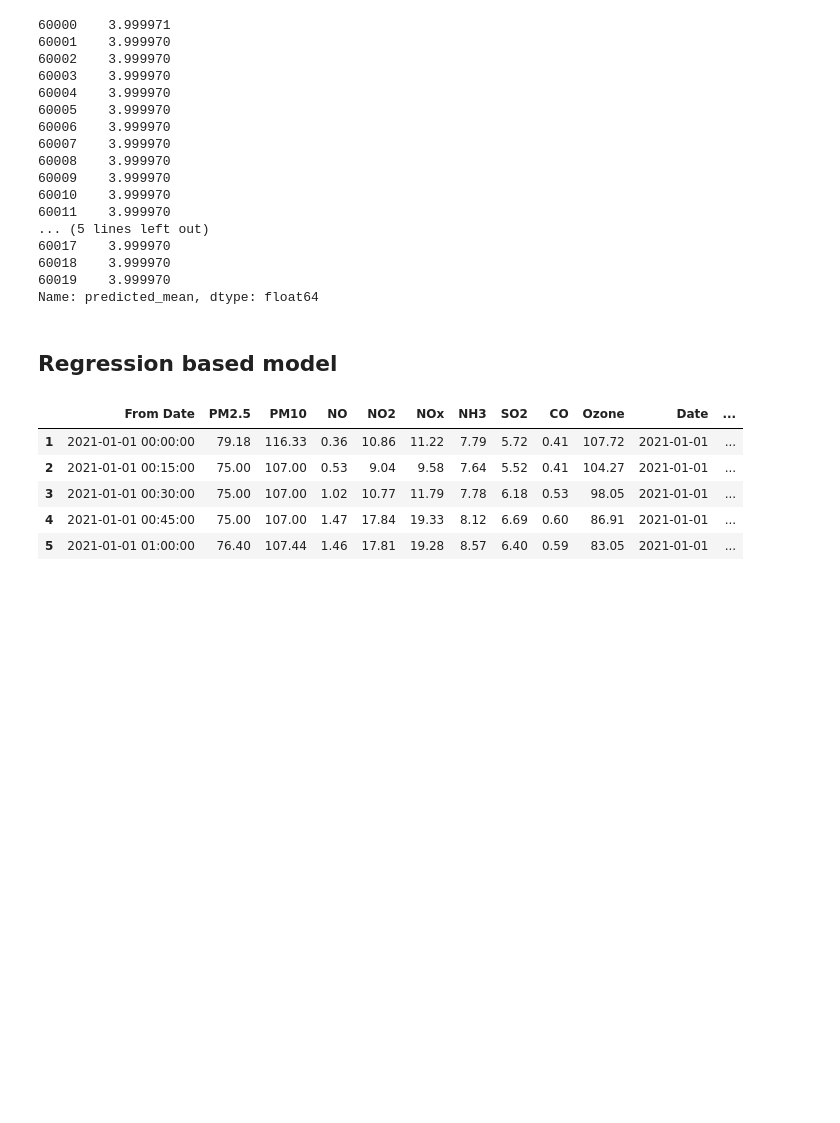
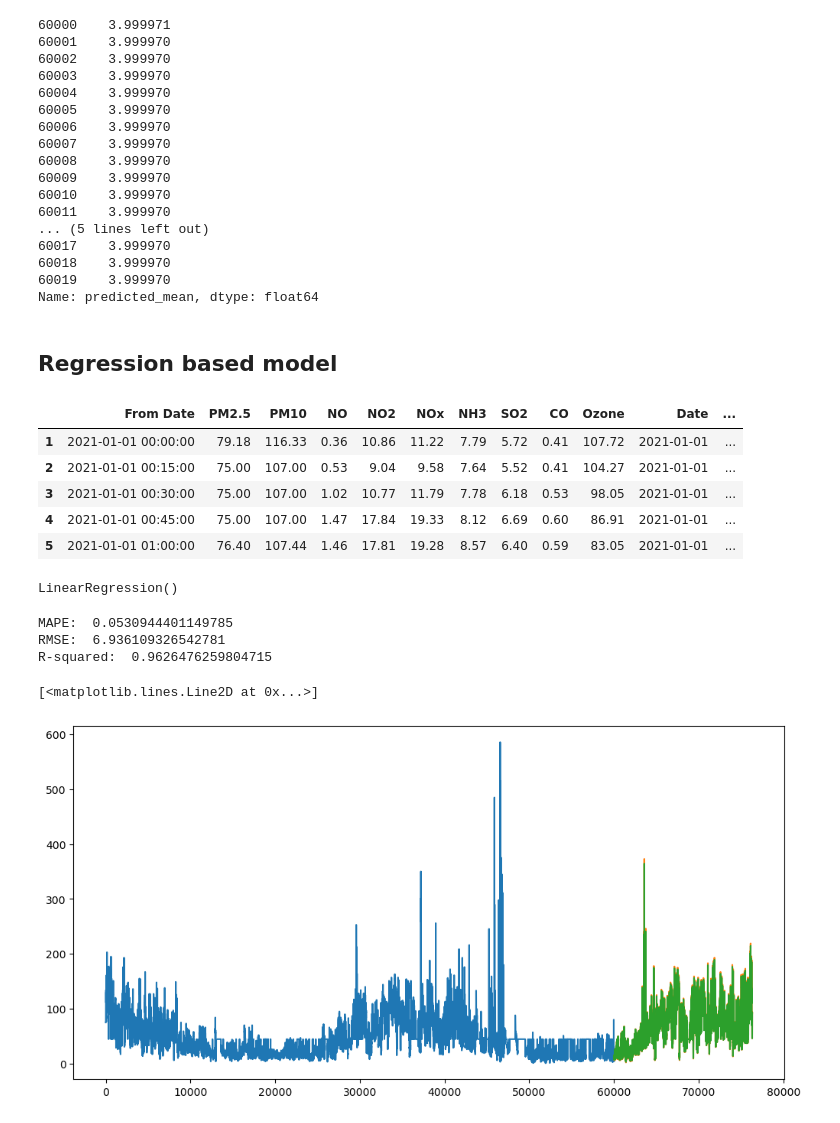
Before and after one commit to OmdenaAI/omdena-mumbai-chapter-air-quality, a Jupyter notebook: src/tasks/task-3-modeling/Time_series_forecasting.ipynb, the cells around one changed output. Drawn from its saved outputs; the diff is of its cells as text; code cells hidden in the pictures; blank space fills up the shorter version.

```diff
--- a/src/tasks/task-3-modeling/Time_series_forecasting.ipynb
+++ b/src/tasks/task-3-modeling/Time_series_forecasting.ipynb
@@ -208,5 +208,20 @@ model_df = df[['PM2.5','pm2.5_autoreg']].dropna()
 ts_train = model_df[:60000]
 ts_test = model_df[60000:]
 # %%
+# split the train and test dataset
 X_train = ts_train['pm2.5_autoreg']
 y_train = ts_train['PM2.5']
+
+X_test = ts_test['pm2.5_autoreg']
+y_test = ts_test['PM2.5']
+# %%
+# import linear model
+from sklearn.linear_model import LinearRegression
+
+lr_model = LinearRegression()
+lr_model.fit(np.array(X_train).reshape(-1,1),y_train)
+# %% [output]
+LinearRegression()
+# %%
+# predictions
+preds = lr_model.predict(np.array(X_test).reshape(-1,1))
@@ -212,0 +238,19 @@ y_train = ts_train['PM2.5']
+# %%
+print("MAPE: ", mape)
+print("RMSE: ", rmse)
+print("R-squared: ", r2)
+# %% [output]
+MAPE:  0.0530944401149785
+RMSE:  6.936109326542781
+R-squared:  0.9626476259804715
+# %%
+predss = pd.Series(preds, index=y_test.index)
+# %%
+# plot the graph
+plt.figure(figsize=(12,6))
+plt.plot(y_train)
+plt.plot(y_test)
+plt.plot(predss)
+# %% [output]
+[<matplotlib.lines.Line2D at 0x...>]
+[figure, added]
```
Also changed, not shown: parts of 2 cells of this notebook.
